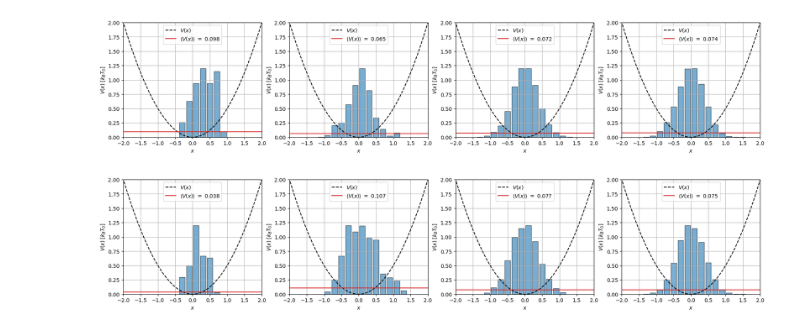
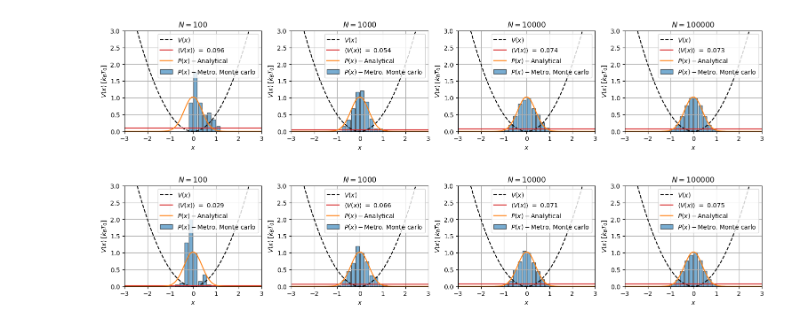
Before and after one commit to karsten3112/Computational-Physics, a Jupyter notebook: Week2/exercise8.ipynb, the cells around one changed output. Cells and saved outputs as stored; diff of their text form; code cells hidden in the pictures.

```diff
--- a/Week2/exercise8.ipynb
+++ b/Week2/exercise8.ipynb
@@ -8,51 +46,54 @@ plt.rc('animation', html='jshtml')
 # %%
-def proposal_func1(x, delta=0.1):
+def proposal_func(x, delta=0.01):
     return x + delta*np.random.randn(1)
-
-def v_fun(x, k, x_0):
-    return 1.0/2.0*k*(x-x_0)**2
-
 
 points = [100, 1000, 10000, 100000]
 H_pots = []
 prop_args = {"delta":0.1}
 for N in points:
     v_fun_args = {"k":1.0, "x_0":0.0}
-    pot = H_metro(T=0.15, v_func=v_fun, v_func_args=v_fun_args, x0=0.0, proposal_func=proposal_func1, proposal_func_args=prop_args, N=N)
+    pot = H_metro(T=0.15, v_func=v_fun, v_func_args=v_fun_args, x0=0.0, proposal_func=proposal_func, proposal_func_args=prop_args, N=N)
     H_pots.append(pot)
 
-fig, axs= plt.subplots(1, 4, figsize=(22,4))
+fig, axs= plt.subplots(1, 4, figsize=(15,3), layout="constrained")
 #Y = lambda x, T, k, x_0, x_min, x_max: np.sqrt(k/(2.0*np.pi))*np.exp(-k/2.0*(x-x_0)**2)/special.erf(x_max*np.sqrt(k/2.0)) #+ 1.0/(x_max-x_min)
-for ax, pot in zip(axs, H_pots):
+for ax, pot, point in zip(axs, H_pots, points):
+    ax.set_title(r"$N=$"+f"{point}")
     ax.grid()
     ax.set_xlabel(r"$x$")
+    v_fun_args = {"k":1.0, "x_0":0.0}
     ax.set_ylabel(r"$V(x)$ $[k_BT_{0}]$")
-    ax.set_xlim([-2,2])
-    ax.set_ylim([0,2])
-    pot.plot(ax)
+    ax.set_xlim([-3.0,3.0])
+    ax.set_ylim([0,3])
+    pot.plot(ax, plot_range=[-3.0,3.0])
+    ax.plot(xs, p_fun(xs, T=pot.T, **v_fun_args), c="C1", label=r"$P(x)-$Analytical")
     ax.legend()
 # %% [output]
-[figure, old version]
+[figure, new version]
 # %%
-def proposal_func1(x, delta=0.01):
-    return x + delta*np.random.randn(1)
+def proposal_func1(x, x_min=-2.0, x_max=2.0):
+    return (x_min + (x_max-x_min)*np.random.rand(1))
 
 points = [100, 1000, 10000, 100000]
 H_pots = []
-prop_args = {"delta":0.1}
+prop_args = {"x_min":-3.0, "x_max":3.0}
 for N in points:
     v_fun_args = {"k":1.0, "x_0":0.0}
     pot = H_metro(T=0.15, v_func=v_fun, v_func_args=v_fun_args, x0=0.0, proposal_func=proposal_func1, proposal_func_args=prop_args, N=N)
     H_pots.append(pot)
 
-fig, axs= plt.subplots(1, 4, figsize=(22,4))
-for ax, pot in zip(axs, H_pots):
+fig, axs= plt.subplots(1, 4, figsize=(15,3), layout="constrained")
+#Y = lambda x, T, k, x_0, x_min, x_max: np.sqrt(k/(2.0*np.pi))*np.exp(-k/2.0*(x-x_0)**2)/special.erf(x_max*np.sqrt(k/2.0)) #+ 1.0/(x_max-x_min)
+for ax, pot, point in zip(axs, H_pots, points):
+    ax.set_title(r"$N=$"+f"{point}")
     ax.grid()
     ax.set_xlabel(r"$x$")
+    v_fun_args = {"k":1.0, "x_0":0.0}
     ax.set_ylabel(r"$V(x)$ $[k_BT_{0}]$")
-    ax.set_xlim([-2,2])
-    ax.set_ylim([0,2])
-    pot.plot(ax)
+    ax.set_xlim([-3.0,3.0])
+    ax.set_ylim([0,3])
+    pot.plot(ax, plot_range=[-3.0,3.0])
+    ax.plot(xs, p_fun(xs, T=pot.T, **v_fun_args), c="C1", label=r"$P(x)-$Analytical")
     ax.legend()
 # %% [output]
-[figure, old version]
+[figure, new version]
```
Also changed, not shown: parts of 2 cells of this notebook, 15 other files.
